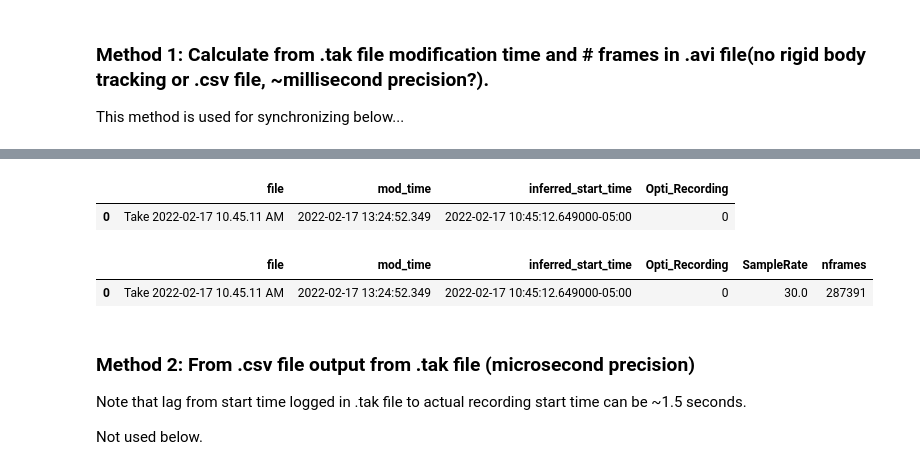
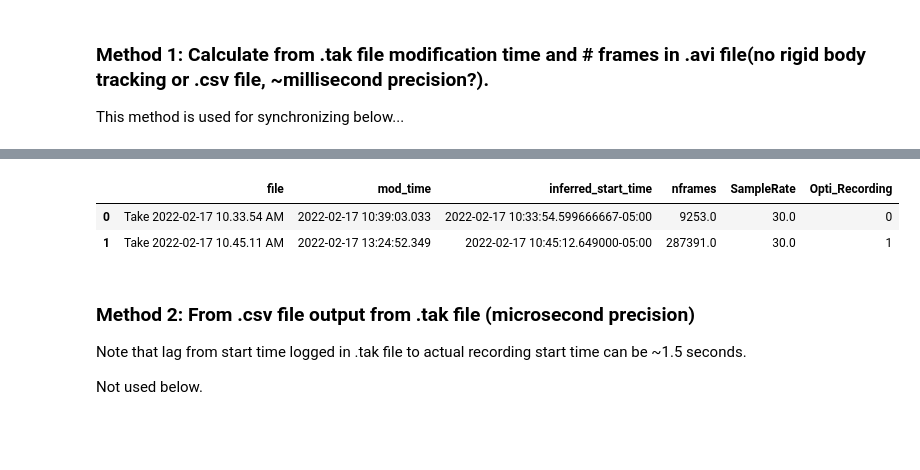
Before and after one commit to nkinsky/NeuroPy, a Jupyter notebook: notebooks/Data_align_Motive_to_OpenEphys.ipynb, the cells around one changed output, grey strips where cells are left out. Saved outputs shown, nothing was run; the diff lists cells and outputs as text; code cells hidden in the pictures; blank space fills up the shorter version.

```diff
--- a/notebooks/Data_align_Motive_to_OpenEphys.ipynb
+++ b/notebooks/Data_align_Motive_to_OpenEphys.ipynb
@@ -67,7 +67,7 @@ mtimes = []
 for tak_file in tak_files:
     mtimes.append(pd.Timestamp(datetime.fromtimestamp(os.path.getmtime(tak_file))))
 
-dlc = DLC(dlc_file_dir)
+dlc = DLC(dlc_file_dir, movie_type=".avi")
 
 opti_sr = dlc.SampleRate
 mtimes
@@ -79,14 +80,18 @@ Multiple videos found - taking mean sample rate from all videos
 # %%
 from neuropy.io.movie import tracking_movie
 tz = "America/Detroit"
-start_times = []
+start_times, nframes, samplerate = [], [], []
 for tak_file, mtime in zip(tak_files, mtimes):
     try:
         movie_file = sorted(tak_file.parent.glob(f"{tak_file.stem}*.avi"))[0]
         mobj = tracking_movie(str(movie_file))
         start_times.append((mtime - pd.Timedelta(mobj.nframes / dlc.SampleRate, unit="sec")).tz_localize(tz))
+        nframes.append(mobj.nframes)
+        samplerate.append(mobj.SampleRate)
     except IndexError:
         start_times.append(np.nan)
+        nframes.append(np.nan)
+        samplerate.append(np.nan)
 
 start_times
 # %% [output]
@@ -94,24 +100,17 @@ start_times
 # %%
 start_time_df = pd.DataFrame({"file": [tak_file.stem for tak_file in tak_files],
                               "mod_time": mtimes,
                               "inferred_start_time": start_times,
+                              "nframes": nframes,
+                              "SampleRate": samplerate,
                               "Opti_Recording": np.arange(len(tak_files))})
 
 start_time_df.to_csv(sess.basepath / "inferred_start_time.csv")
 start_time_df
 # %% [output]
-|  | file | mod_time | inferred_start_time | Opti_Recording |
-| 0 | Take 2022-02-17 10.45.11 AM | 2022-02-17 13:24:52.349 | 2022-02-17 10:45:12.649000-05:00 | 0 |
+|  | file | mod_time | inferred_start_time | nframes | SampleRate | Opti_Recording |
+| 0 | Take 2022-02-17 10.33.54 AM | 2022-02-17 10:39:03.033 | 2022-02-17 10:33:54.599666667-05:00 | 9253.0 | 30.0 | 0 |
+| 1 | Take 2022-02-17 10.45.11 AM | 2022-02-17 13:24:52.349 | 2022-02-17 10:45:12.649000-05:00 | 287391.0 | 30.0 | 1 |
-# %%
-# Manually insert # frames and sample rate for file above
-start_time_df["SampleRate"] = dlc.SampleRate
-start_time_df["nframes"] = dlc.nframes[1] #
-
-start_time_df.to_csv(sess.basepath / "inferred_start_time.csv")
-start_time_df
-# %% [output]
-|  | file | mod_time | inferred_start_time | Opti_Recording | SampleRate | nframes |
-| 0 | Take 2022-02-17 10.45.11 AM | 2022-02-17 13:24:52.349 | 2022-02-17 10:45:12.649000-05:00 | 0 | 30.0 | 287391 |
 # %% [markdown]
 ### Method 2: From .csv file output from .tak file (microsecond precision)
 Note that lag from start time logged in .tak file to actual recording start time can be ~1.5 seconds.
```
Also changed, not shown: parts of 10 cells of this notebook.
